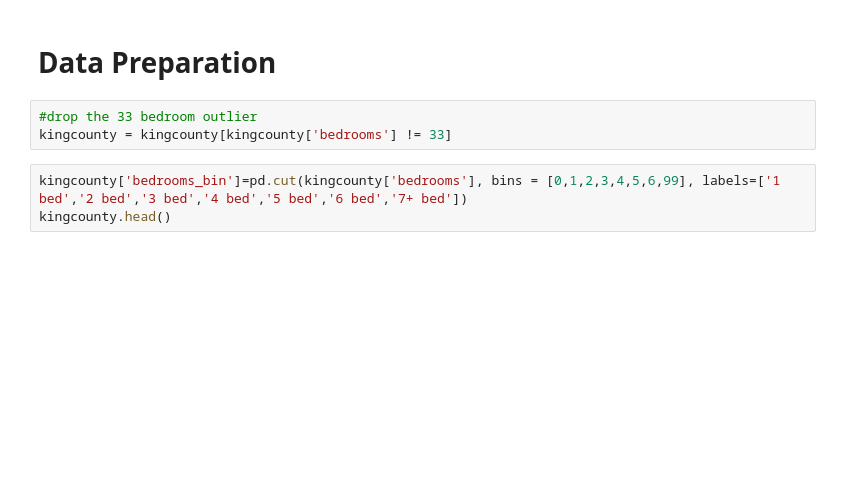
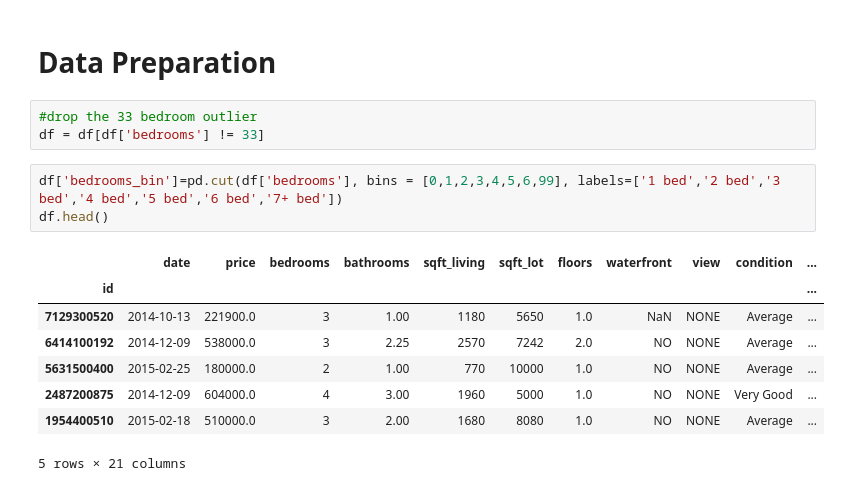
Before and after one commit to alvaromendizabal/dsc-phase-2-project-v2-3, a Jupyter notebook: alvaro.ipynb, the cells around one changed output. Cells and saved outputs as stored; diff of their text form; blank space fills up the shorter version.

```diff
--- a/alvaro.ipynb
+++ b/alvaro.ipynb
@@ -200,9 +243,18 @@ bedroom_count
 # Data Preparation
 # %%
 #drop the 33 bedroom outlier
-kingcounty = kingcounty[kingcounty['bedrooms'] != 33]
+df = df[df['bedrooms'] != 33]
 # %%
-kingcounty['bedrooms_bin']=pd.cut(kingcounty['bedrooms'], bins = [0,1,2,3,4,5,6,99], labels=['1 bed','2 bed','3 bed','4 bed','5 bed','6 bed','7+ bed'])
-kingcounty.head()
+df['bedrooms_bin']=pd.cut(df['bedrooms'], bins = [0,1,2,3,4,5,6,99], labels=['1 bed','2 bed','3 bed','4 bed','5 bed','6 bed','7+ bed'])
+df.head()
+# %% [output]
+|  | date | price | bedrooms | bathrooms | sqft_living | sqft_lot | floors | waterfront | view | condition | ... |
+| id |  |  |  |  |  |  |  |  |  |  | ... |
+| 7129300520 | 2014-10-13 | 221900.0 | 3 | 1.00 | 1180 | 5650 | 1.0 | NaN | NONE | Average | ... |
+| 6414100192 | 2014-12-09 | 538000.0 | 3 | 2.25 | 2570 | 7242 | 2.0 | NO | NONE | Average | ... |
+| 5631500400 | 2015-02-25 | 180000.0 | 2 | 1.00 | 770 | 10000 | 1.0 | NO | NONE | Average | ... |
+| 2487200875 | 2014-12-09 | 604000.0 | 4 | 3.00 | 1960 | 5000 | 1.0 | NO | NONE | Very Good | ... |
+| 1954400510 | 2015-02-18 | 510000.0 | 3 | 2.00 | 1680 | 8080 | 1.0 | NO | NONE | Average | ... |
+5 rows × 21 columns
 # %%
 #drop the 33 bedroom outlier
```
Also changed, not shown: parts of 32 cells of this notebook, 22 other files.
